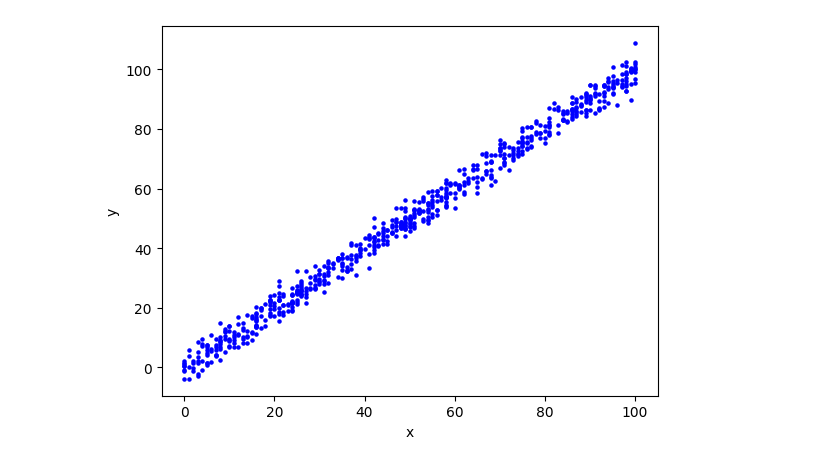
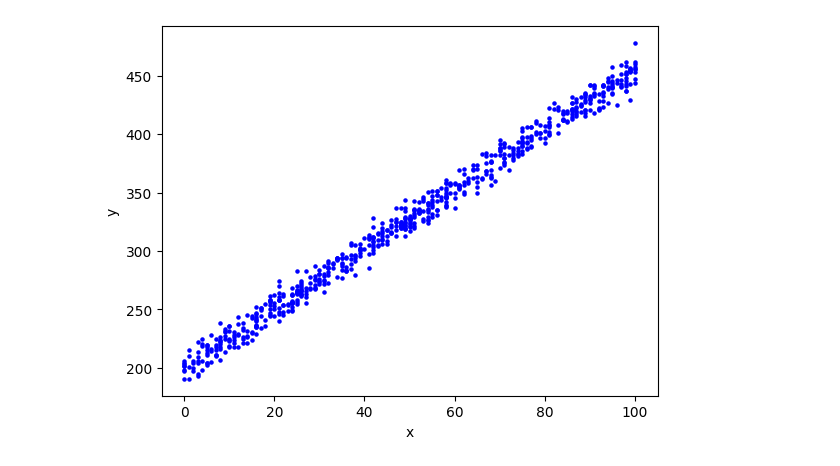
Before and after one commit to indian-coder-aarush/Learning, a Jupyter notebook: pandas-course.ipynb, the cells around one changed output. Cells and saved outputs as stored; diff of their text form; code cells hidden in the pictures.

```diff
--- a/pandas-course.ipynb
+++ b/pandas-course.ipynb
@@ -1,22 +1,25 @@
 # %%
 import pandas as pd
 import numpy as np
 import matplotlib.pyplot as plt
-from sklearn.linear_model import LinearRegression
+from sklearn.linear_model import SGDRegressor
+import torch.nn as nn
+import torch.optim as optim
+import torch
 
 dataset = pd.read_csv('train.csv')
 
 dataset.dropna(inplace=True)
 
 x = dataset['x'].to_numpy()
-y = dataset['y'].to_numpy()
+y = dataset['y'].to_numpy()*2.548389 + 200.43289
 
 plt.scatter(x,y,s = 5, color = 'blue')
 plt.xlabel('x')
 plt.ylabel('y')
 plt.show()
 # %% [output]
-[figure, old version]
+[figure, new version]
 # %%
 x = x.reshape(-1,1)
 
```
Also changed, not shown: parts of 2 cells of this notebook.
